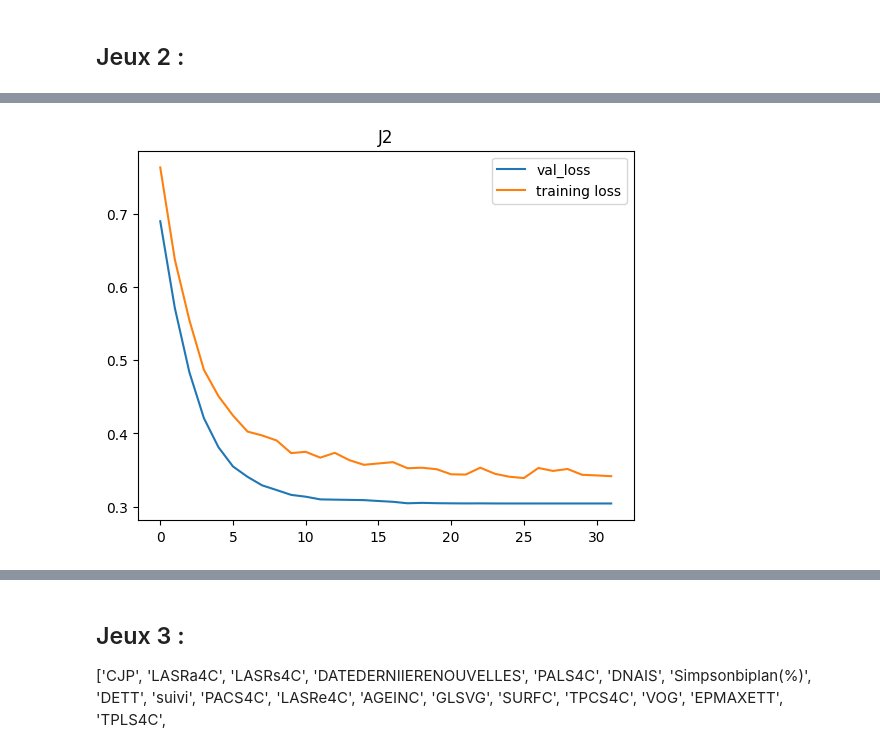
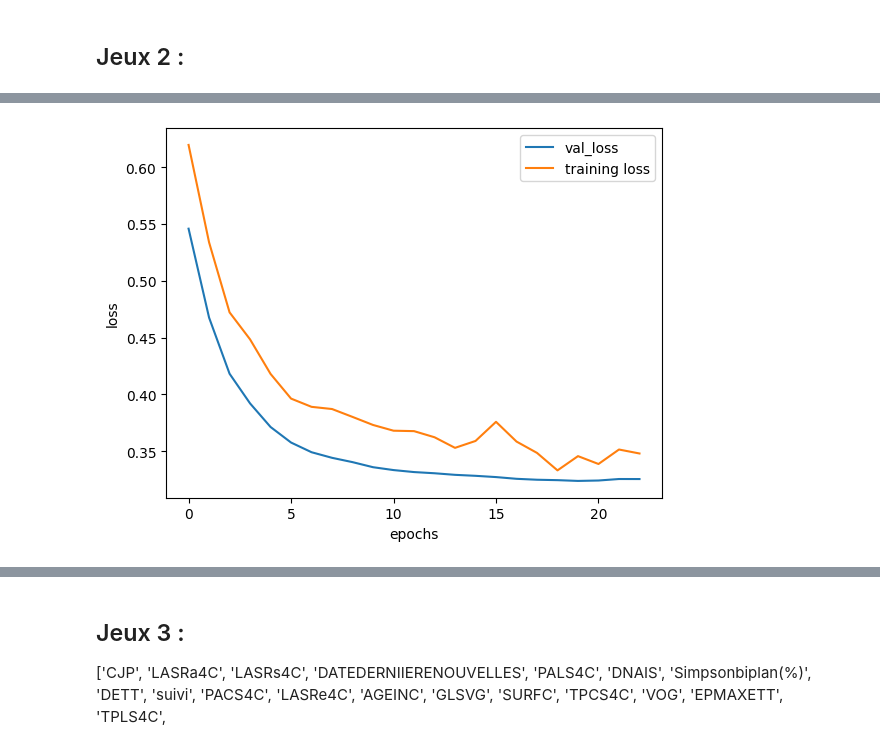
Before and after one commit to hacenekt1/TER_Sujet13, a Jupyter notebook: reseauneurone.ipynb, the cells around one changed output, grey strips where cells are left out. Saved outputs shown, nothing was run; the diff lists cells and outputs as text; code cells hidden in the pictures.

```diff
--- a/reseauneurone.ipynb
+++ b/reseauneurone.ipynb
@@ -126,7 +126,7 @@ x_train2,x_test2,y_train2,y_test2=train_test_split(Xusa,Y,test_size=0.25,random_
 # %%
 model21 = tf.keras.models.Sequential()
 model21.add(tf.keras.layers.Dense(128, activation='relu', input_dim=11))
-model21.add(tf.keras.layers.Dropout(0.25))
+model21.add(tf.keras.layers.Dropout(0.5))
 model21.add(tf.keras.layers.Dense(1, activation='sigmoid'))
 model21.compile(optimizer='adam', loss='binary_crossentropy', metrics=['accuracy'])
 # %%
@@ -164,11 +164,12 @@ Accuracy finale :  0.8668730854988098
 # %%
 plt.plot(history21.history["val_loss"], label="val_loss")
 plt.plot(history21.history["loss"], label="training loss")
 plt.legend()
-plt.title("J2")
+plt.xlabel('epochs')
+plt.ylabel('loss')
 plt.show()
 # %% [output]
-[figure, old version]
+[figure, new version]
 # %%
 scores2 = model21.evaluate(x_test2, y_test2, verbose=0)
 print("%s: %.2f" % (model21.metrics_names[0], scores2[0]))
```
Also changed, not shown: parts of 17 cells of this notebook.
